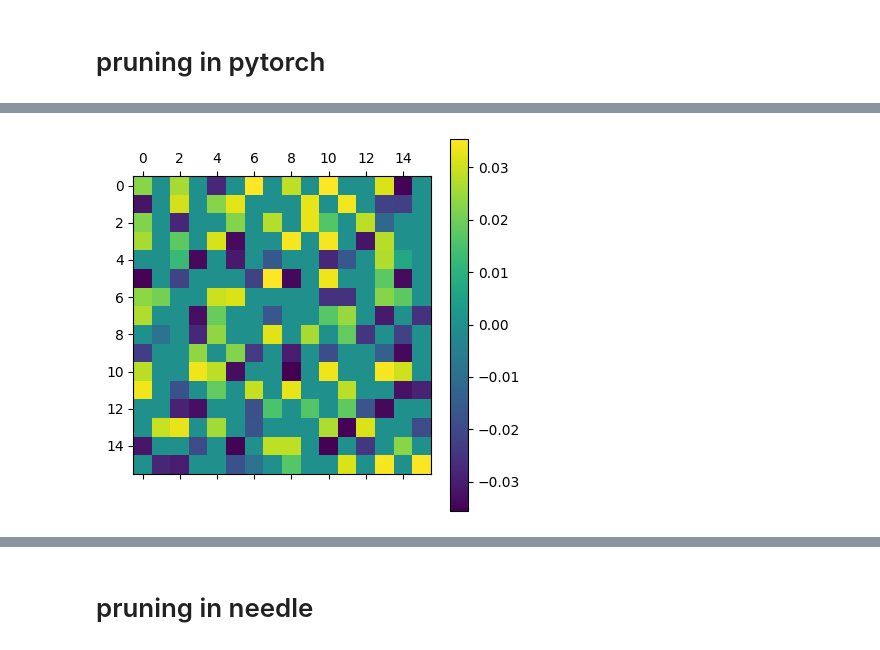
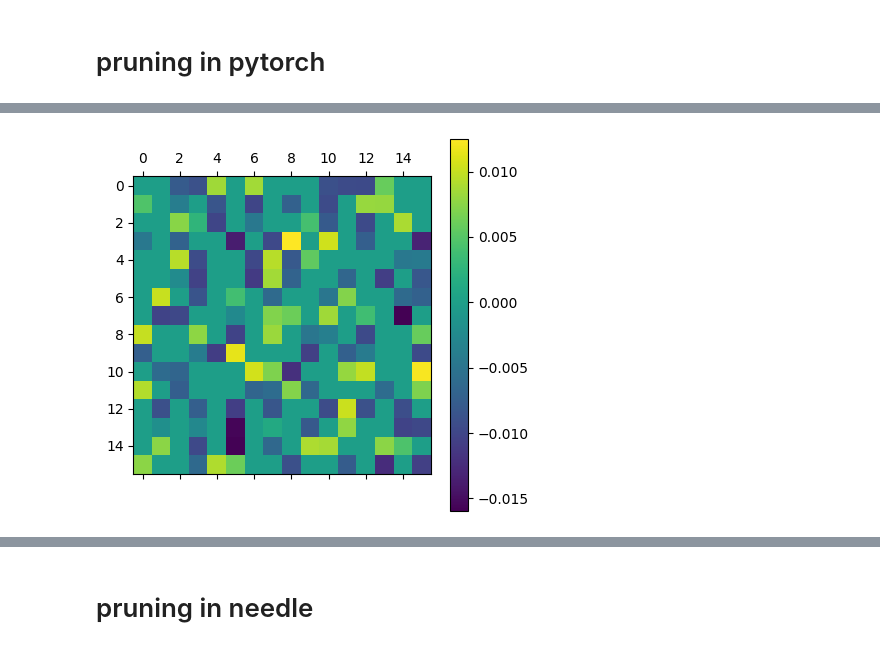
Before and after one commit to DD-DuDa/Sparse-Needle, a Jupyter notebook: app/2.Pruning.ipynb, the cells around one changed output, grey strips where cells are left out. Saved outputs shown, nothing was run; the diff lists cells and outputs as text; code cells hidden in the pictures.

Commit message:
update pruning

```diff
--- a/app/2.Pruning.ipynb
+++ b/app/2.Pruning.ipynb
@@ -20,0 +48,32 @@ dataset = datasets.MNIST('../data', train=True, download=True)
+# %%
+transform=transforms.Compose([
+        transforms.ToTensor(),
+        transforms.Normalize((0.1307,), (0.3081,))
+        ])
+dataset1 = datasets.MNIST('../data', train=True, download=True,
+                    transform=transform)
+dataset2 = datasets.MNIST('../data', train=False,
+                    transform=transform)
+
+test_loader = torch.utils.data.DataLoader(dataset2, batch_size = 1000, shuffle=True)
+
+def test(model, device, test_loader):
+    model.eval()
+    test_loss = 0
+    correct = 0
+    with torch.no_grad():
+        for data, target in test_loader:
+            data, target = data.to(device), target.to(device)
+            output = model(data)
+            test_loss += F.nll_loss(output, target, reduction='sum').item()  # sum up batch loss
+            pred = output.argmax(dim=1, keepdim=True)  # get the index of the max log-probability
+            correct += pred.eq(target.view_as(pred)).sum().item()
+
+    test_loss /= len(test_loader.dataset)
+
+    print('\nTest set: Average loss: {:.4f}, Accuracy: {}/{} ({:.0f}%)\n'.format(
+        test_loss, correct, len(test_loader.dataset),
+        100. * correct / len(test_loader.dataset)))
+
+model.load_state_dict(torch.load("../tests/mnist_cnn.pt"))
+test(model, "cuda", test_loader)
@@ -21,5 +82,5 @@ dataset = datasets.MNIST('../data', train=True, download=True)
 # %%
-ASP.init_model_for_pruning(torNet.cuda(), "m4n2_1d", allow_recompute_mask=True, verbosity=3)
+ASP.init_model_for_pruning(model, "m4n2_1d", allow_recompute_mask=True, verbosity=3, allow_permutation=False)
 ASP.compute_sparse_masks()
 # %% [output]
 [ASP] torchvision is imported, can work with the MaskRCNN/KeypointRCNN from torchvision.
@@ -42,10 +108,10 @@ ASP.compute_sparse_masks()
 # %%
 # mlpNet.state_dict()
-Linear_1 = torNet.state_dict()['0.weight'].cpu()
+Linear_1 = model.state_dict()['fc1.weight'].cpu()
 L_1 = Linear_1[:16, :16]
 plt.Figure(figsize=(30,30))
 plt.matshow(L_1)
 plt.colorbar()
 plt.show()
 # %% [output]
-[figure, old version]
+[figure, new version]
```
Also changed, not shown: parts of 14 cells of this notebook, 4 other files.
